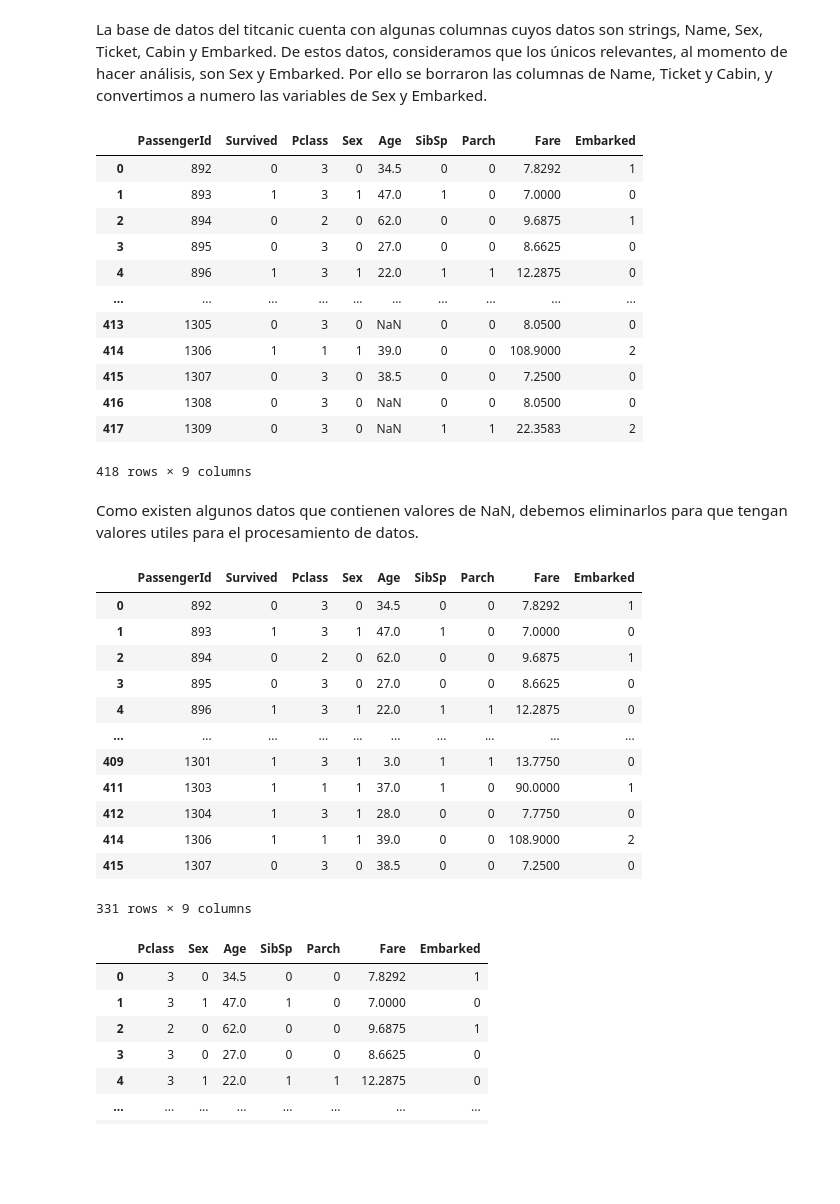
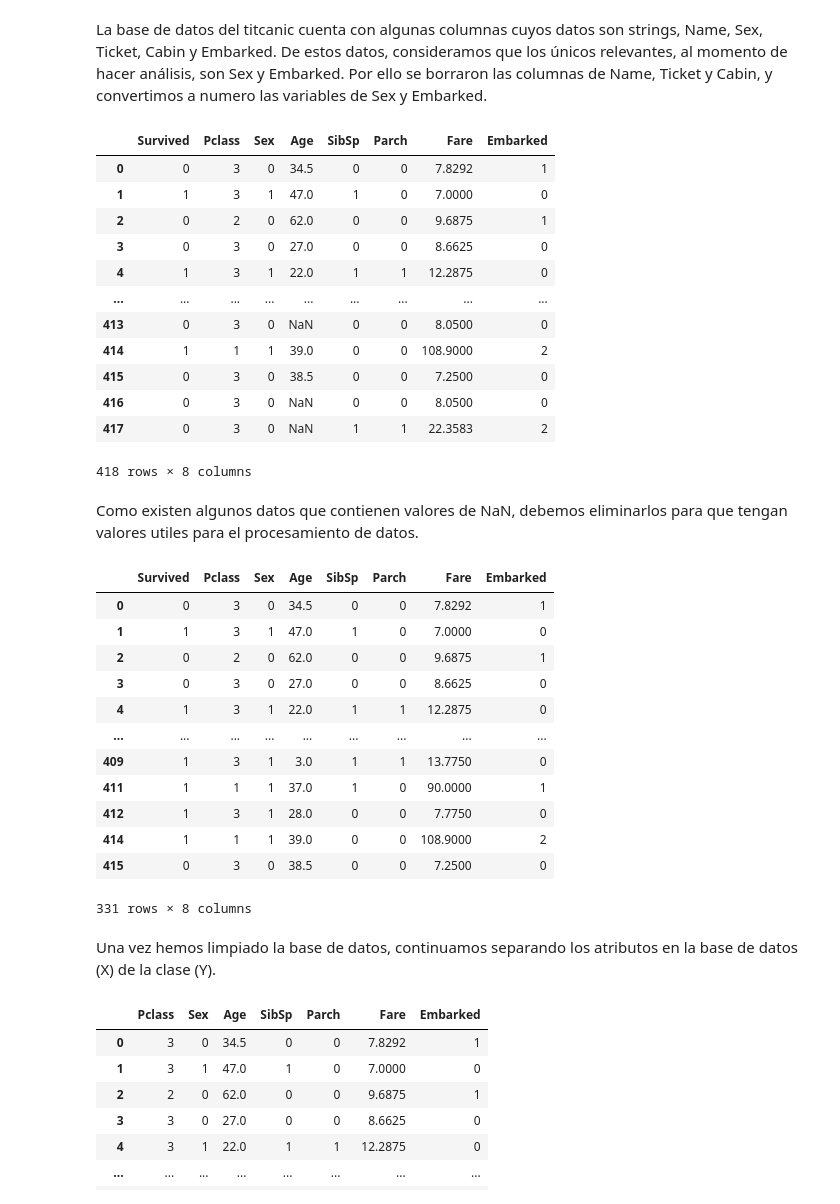
Before and after one commit to justNeto/SemanaTecAnalitica, a Jupyter notebook: TitanicDatasetAnalysis.ipynb, the cells around one changed output. Cells and saved outputs as stored; diff of their text form; code cells hidden in the pictures; blank space fills up the shorter version.

```diff
--- a/TitanicDatasetAnalysis.ipynb
+++ b/TitanicDatasetAnalysis.ipynb
@@ -99,28 +107,28 @@ La base de datos del titcanic cuenta con algunas columnas cuyos datos son string
 # %%
 # los valores de sex tendran un rango de 0 a 1
 titanic.replace('male', 0, inplace=True)
 titanic.replace('female', 1, inplace=True)
 # los valores de embarked tendran un rango de 0 a 2
-titanic.replace('S', 0, inplace=True)
-titanic.replace('Q', 1, inplace=True)
-titanic.replace('C', 2, inplace=True)
-
-titanic.drop(['Name', 'Ticket', 'Cabin'], inplace=True, axis=1)
+titanic.replace('S', 0, inplace=True) # Southhampton
+titanic.replace('Q', 1, inplace=True) # Queenstown
+titanic.replace('C', 2, inplace=True) # Cherbourg
+# borrar atributos no relevantes
+titanic.drop(['Name', 'PassengerId', 'Ticket', 'Cabin'], inplace=True, axis=1)
 titanic
 # %% [output]
-|  | PassengerId | Survived | Pclass | Sex | Age | SibSp | Parch | Fare | Embarked |
-| 0 | 892 | 0 | 3 | 0 | 34.5 | 0 | 0 | 7.8292 | 1 |
-| 1 | 893 | 1 | 3 | 1 | 47.0 | 1 | 0 | 7.0000 | 0 |
-| 2 | 894 | 0 | 2 | 0 | 62.0 | 0 | 0 | 9.6875 | 1 |
-| 3 | 895 | 0 | 3 | 0 | 27.0 | 0 | 0 | 8.6625 | 0 |
-| 4 | 896 | 1 | 3 | 1 | 22.0 | 1 | 1 | 12.2875 | 0 |
-| ... | ... | ... | ... | ... | ... | ... | ... | ... | ... |
-| 413 | 1305 | 0 | 3 | 0 | NaN | 0 | 0 | 8.0500 | 0 |
-| 414 | 1306 | 1 | 1 | 1 | 39.0 | 0 | 0 | 108.9000 | 2 |
-| 415 | 1307 | 0 | 3 | 0 | 38.5 | 0 | 0 | 7.2500 | 0 |
-| 416 | 1308 | 0 | 3 | 0 | NaN | 0 | 0 | 8.0500 | 0 |
-| 417 | 1309 | 0 | 3 | 0 | NaN | 1 | 1 | 22.3583 | 2 |
+|  | Survived | Pclass | Sex | Age | SibSp | Parch | Fare | Embarked |
+| 0 | 0 | 3 | 0 | 34.5 | 0 | 0 | 7.8292 | 1 |
+| 1 | 1 | 3 | 1 | 47.0 | 1 | 0 | 7.0000 | 0 |
+| 2 | 0 | 2 | 0 | 62.0 | 0 | 0 | 9.6875 | 1 |
+| 3 | 0 | 3 | 0 | 27.0 | 0 | 0 | 8.6625 | 0 |
+| 4 | 1 | 3 | 1 | 22.0 | 1 | 1 | 12.2875 | 0 |
+| ... | ... | ... | ... | ... | ... | ... | ... | ... |
+| 413 | 0 | 3 | 0 | NaN | 0 | 0 | 8.0500 | 0 |
+| 414 | 1 | 1 | 1 | 39.0 | 0 | 0 | 108.9000 | 2 |
+| 415 | 0 | 3 | 0 | 38.5 | 0 | 0 | 7.2500 | 0 |
+| 416 | 0 | 3 | 0 | NaN | 0 | 0 | 8.0500 | 0 |
+| 417 | 0 | 3 | 0 | NaN | 1 | 1 | 22.3583 | 2 |
-418 rows × 9 columns
+418 rows × 8 columns
 # %% [markdown]
 Como existen algunos datos que contienen valores de NaN, debemos eliminarlos para que tengan valores utiles para el procesamiento de datos.
 # %%
@@ -130,18 +138,20 @@ titanic.dropna(subset = col, inplace=True) # eliminar filas con algun valor NaN
 
 titanic
 # %% [output]
-|  | PassengerId | Survived | Pclass | Sex | Age | SibSp | Parch | Fare | Embarked |
-| 0 | 892 | 0 | 3 | 0 | 34.5 | 0 | 0 | 7.8292 | 1 |
-| 1 | 893 | 1 | 3 | 1 | 47.0 | 1 | 0 | 7.0000 | 0 |
-| 2 | 894 | 0 | 2 | 0 | 62.0 | 0 | 0 | 9.6875 | 1 |
-| 3 | 895 | 0 | 3 | 0 | 27.0 | 0 | 0 | 8.6625 | 0 |
-| 4 | 896 | 1 | 3 | 1 | 22.0 | 1 | 1 | 12.2875 | 0 |
-| ... | ... | ... | ... | ... | ... | ... | ... | ... | ... |
-| 409 | 1301 | 1 | 3 | 1 | 3.0 | 1 | 1 | 13.7750 | 0 |
-| 411 | 1303 | 1 | 1 | 1 | 37.0 | 1 | 0 | 90.0000 | 1 |
-| 412 | 1304 | 1 | 3 | 1 | 28.0 | 0 | 0 | 7.7750 | 0 |
-| 414 | 1306 | 1 | 1 | 1 | 39.0 | 0 | 0 | 108.9000 | 2 |
-| 415 | 1307 | 0 | 3 | 0 | 38.5 | 0 | 0 | 7.2500 | 0 |
+|  | Survived | Pclass | Sex | Age | SibSp | Parch | Fare | Embarked |
+| 0 | 0 | 3 | 0 | 34.5 | 0 | 0 | 7.8292 | 1 |
+| 1 | 1 | 3 | 1 | 47.0 | 1 | 0 | 7.0000 | 0 |
+| 2 | 0 | 2 | 0 | 62.0 | 0 | 0 | 9.6875 | 1 |
+| 3 | 0 | 3 | 0 | 27.0 | 0 | 0 | 8.6625 | 0 |
+| 4 | 1 | 3 | 1 | 22.0 | 1 | 1 | 12.2875 | 0 |
+| ... | ... | ... | ... | ... | ... | ... | ... | ... |
+| 409 | 1 | 3 | 1 | 3.0 | 1 | 1 | 13.7750 | 0 |
+| 411 | 1 | 1 | 1 | 37.0 | 1 | 0 | 90.0000 | 1 |
+| 412 | 1 | 3 | 1 | 28.0 | 0 | 0 | 7.7750 | 0 |
+| 414 | 1 | 1 | 1 | 39.0 | 0 | 0 | 108.9000 | 2 |
+| 415 | 0 | 3 | 0 | 38.5 | 0 | 0 | 7.2500 | 0 |
-331 rows × 9 columns
+331 rows × 8 columns
+# %% [markdown]
+Una vez hemos limpiado la base de datos, continuamos separando los atributos en la base de datos (X) de la clase (Y).
 # %%
 # comienzo separando los atributos de la clase
```
Also changed, not shown: parts of 18 cells of this notebook.
